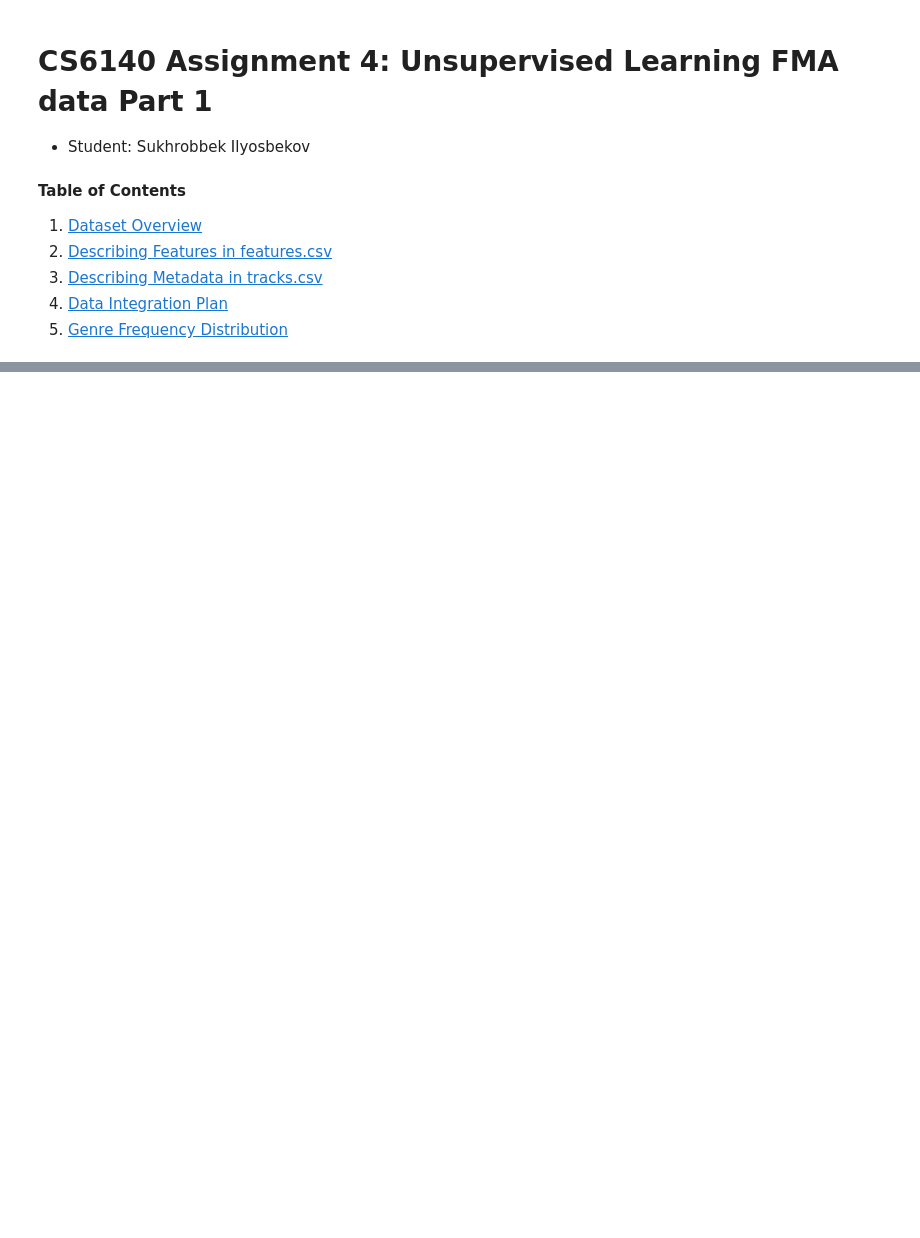
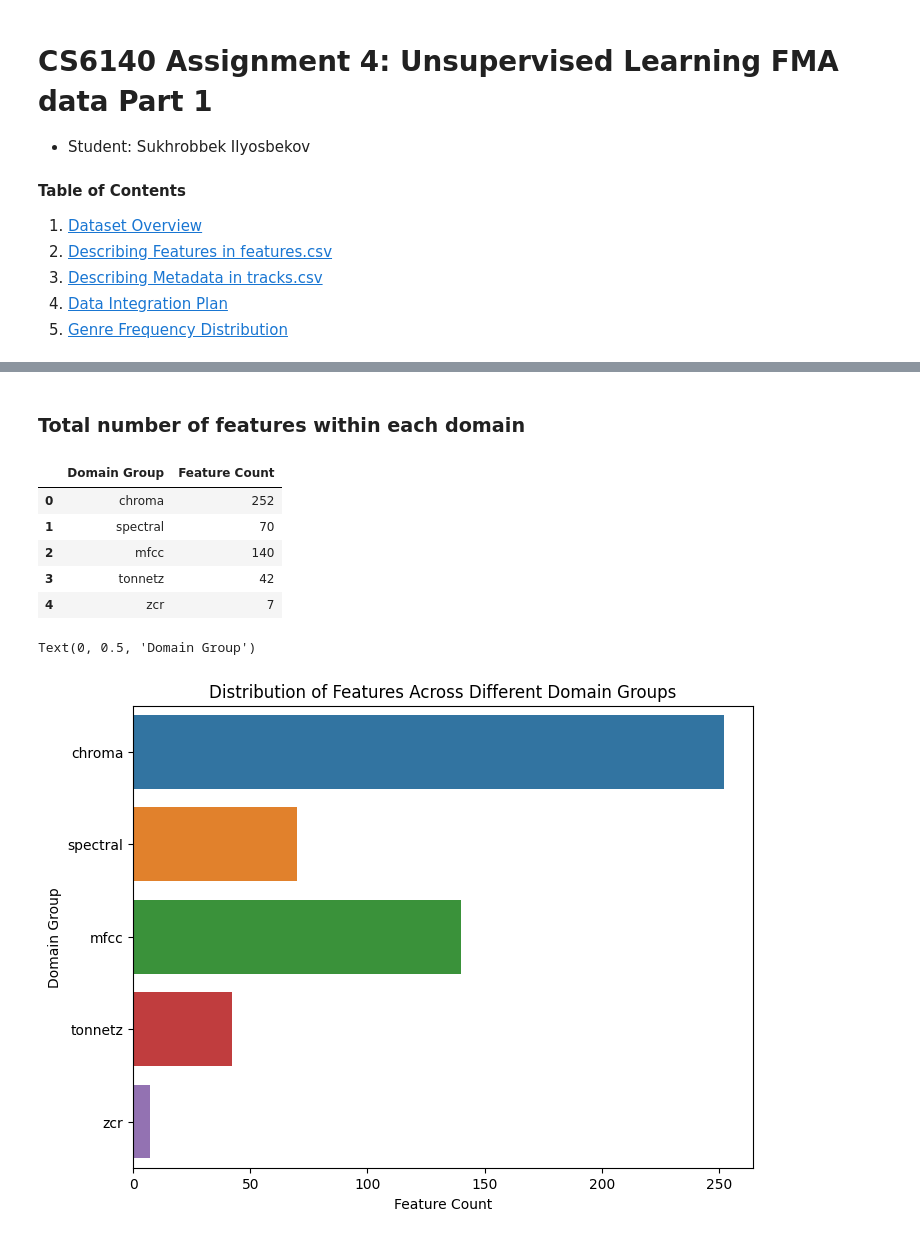
Before and after one commit to suxrobGM/cs6140-assignments, a Jupyter notebook: assignments/src/assignment4/notebook1.ipynb, the cells around one changed output, grey strips where cells are left out. Saved outputs shown, nothing was run; the diff lists cells and outputs as text; code cells hidden in the pictures; blank space fills up the shorter version.

```diff
--- a/assignments/src/assignment4/notebook1.ipynb
+++ b/assignments/src/assignment4/notebook1.ipynb
@@ -46,0 +290,37 @@ def get_data_path(relative_path: str) -> str:
+# %% [markdown]
+### Total number of features within each domain
+# %%
+domains_grouped = {
+    "chroma": ["chroma_cens", "chroma_cqt", "chroma_stft"],
+    "spectral": ["spectral_bandwidth", "spectral_centroid", "spectral_contrast", "spectral_rolloff"],
+    "mfcc": ["mfcc"],
+    "tonnetz": ["tonnetz"],
+    "zcr": ["zcr"]
+}
+
+# Calculate the total number of features in each domain group
+domain_group_counts = {group: sum([domains[domain] for domain in domains_grouped[group]]) for group in domains_grouped}
+
+# Generate a summary of domain group descriptions and feature counts
+domain_group_summary = pd.DataFrame({
+    "Domain Group": domain_group_counts.keys(),
+    "Feature Count": domain_group_counts.values()
+})
+
+display(domain_group_summary)
+
+# Plot the distribution of features across different domain groups
+plt.figure(figsize=(8, 6))
+sns.barplot(x="Feature Count", y="Domain Group", data=domain_group_summary, hue="Domain Group", legend=False)
+plt.title("Distribution of Features Across Different Domain Groups")
+plt.xlabel("Feature Count")
+plt.ylabel("Domain Group")
+# %% [output]
+|  | Domain Group | Feature Count |
+| 0 | chroma | 252 |
+| 1 | spectral | 70 |
+| 2 | mfcc | 140 |
+| 3 | tonnetz | 42 |
+| 4 | zcr | 7 |
+Text(0, 0.5, 'Domain Group')
+[figure, added]
```
Also changed, not shown: parts of 17 cells of this notebook.
